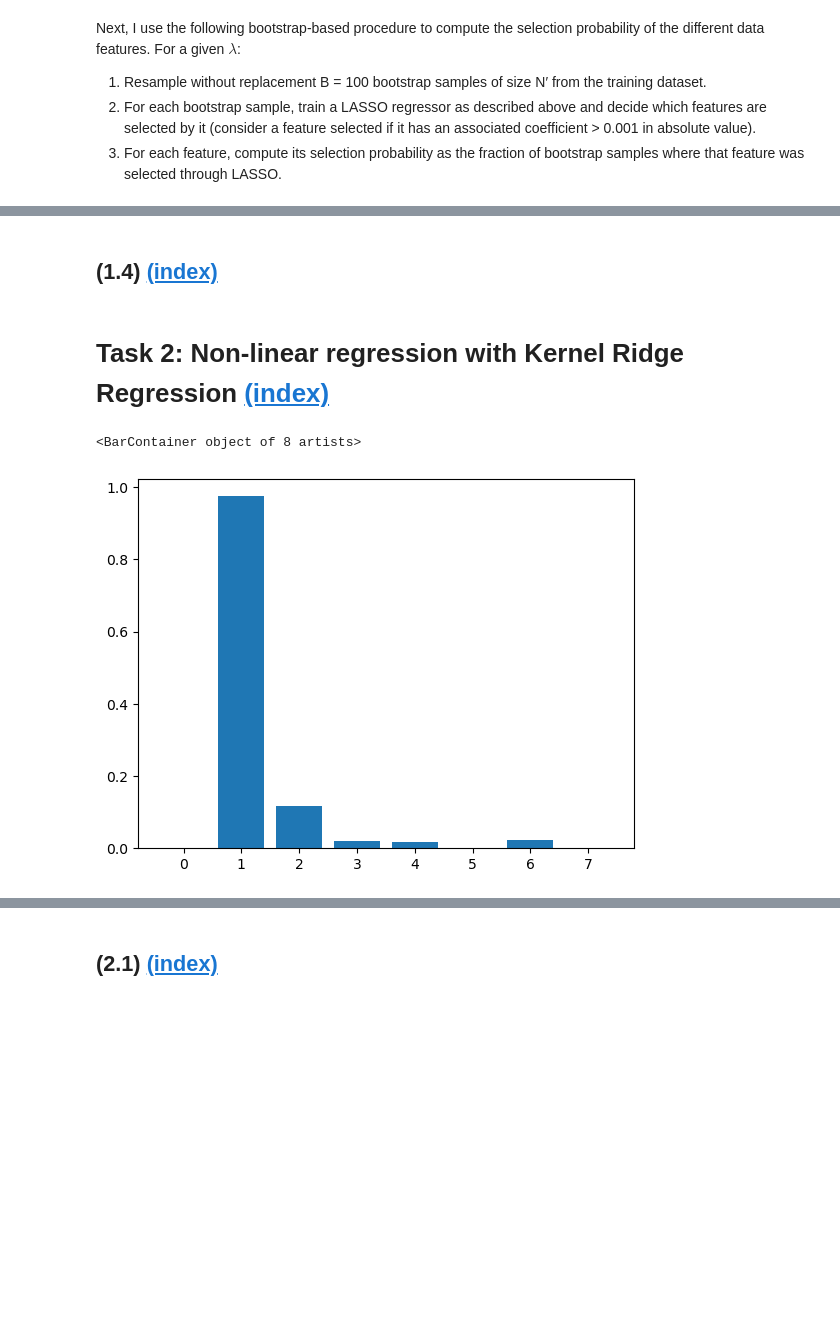
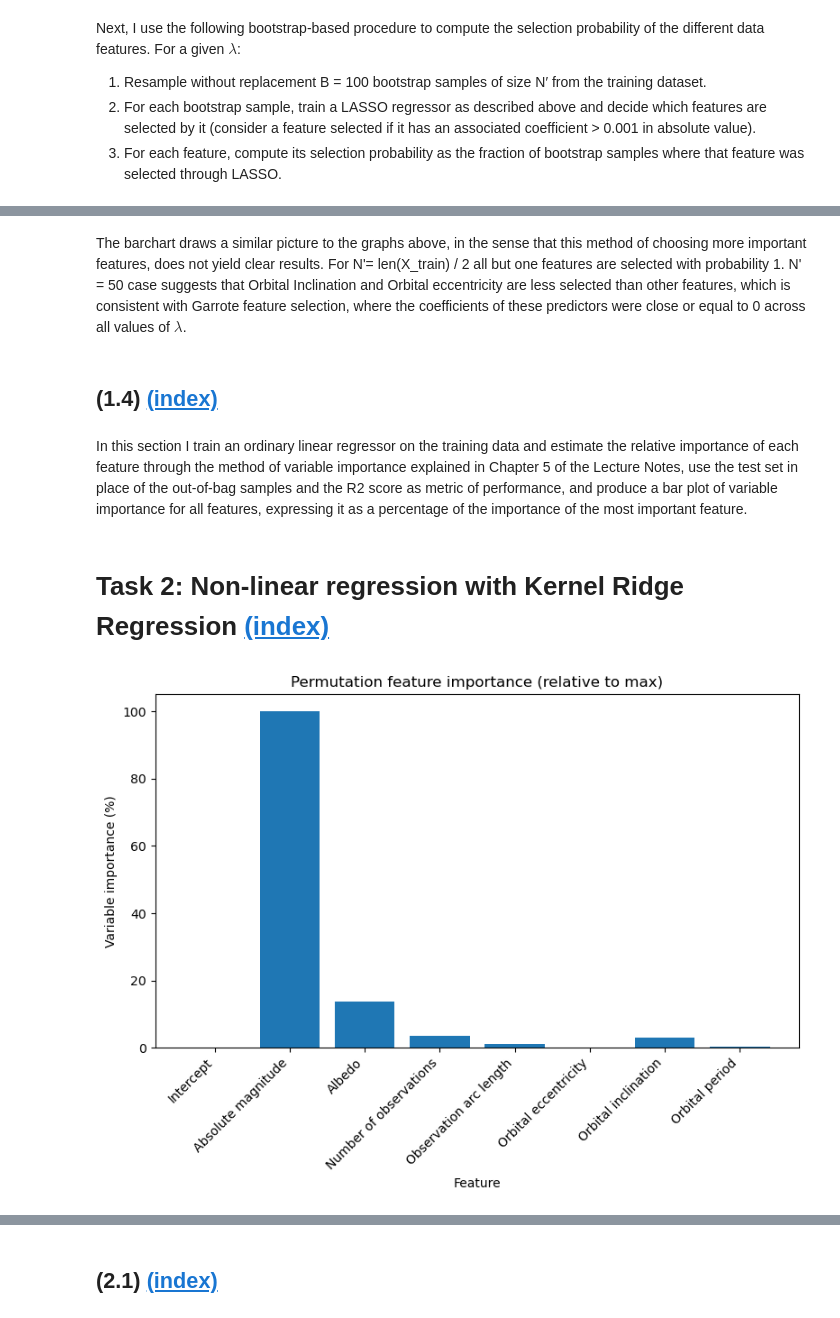
Before and after one commit to alisaklymchuk/data_science_math60026, a Jupyter notebook: 02455568_coursework1.ipynb, the cells around one changed output, grey strips where cells are left out. Drawn from its saved outputs; the diff is of its cells as text; code cells hidden in the pictures; blank space fills up the shorter version.

```diff
--- a/02455568_coursework1.ipynb
+++ b/02455568_coursework1.ipynb
@@ -665,7 +680,11 @@ plt.bar(np.arange(8), probs_last_lambda[1])
+# %% [markdown]
+The barchart draws a similar picture to the graphs above, in the sense that this method of choosing more important features, does not yield clear results. For N'= len(X_train) / 2 all but one features are selected with probability 1. N' = 50 case suggests that Orbital Inclination and Orbital eccentricity are less selected than other features, which is consistent with Garrote feature selection, where the coefficients of these predictors were close or equal to 0 across all values of $\lambda$.
 # %% [markdown]
 <a name="task-14"></a>
 
 ## (1.4) [(index)](#index-task-14)
+# %% [markdown]
+In this section I train an ordinary linear regressor on the training data and estimate the relative importance of each feature through the method of variable importance explained in Chapter 5 of the Lecture Notes, use the test set in place of the out-of-bag samples and the R2 score as metric of performance, and produce a bar plot of variable importance for all features, expressing it as a percentage of the importance of the most important feature.
 # %%
 def r_squared(y_hat, y):
     """
@@ -730,14 +749,29 @@ def importance(X_test, y_test, feature, betas):
 
 # Task 2: Non-linear regression with Kernel Ridge Regression [(index)](#index-task-2)
 # %%
-# Train Ordinary Least Squares Regression on Training data
+# Train Ordinary Least Squares regression on training data
 ols_betas = train_regression(X_train_std, y_train_diam)
-p = X_test_std.shape[1] + 1
+
+# Number of features (with intercept)
+p_int = X_test_std.shape[1] + 1
+
+# Compute importance for each feature
 feature_imp = np.array([
     importance(X_test_std, y_test_diam, feature, ols_betas)
     for feature in range(p)
 ])
-plt.bar(np.arange(0,p,1), feature_imp)
+
+# Convert to percentage of the most important feature
+feature_imp_pct = 100 * feature_imp / np.max(feature_imp)
+
+# Plot bar chart
+plt.figure(figsize=(8, 6))
+plt.bar(np.arange(p_int), feature_imp_pct)
+plt.xticks(np.arange(p_int), feature_names_with_int, rotation=45, ha="right")
+plt.ylabel("Variable importance (%)")
+plt.xlabel("Feature")
+plt.title("Permutation feature importance (relative to max)")
+plt.tight_layout()
+plt.show()
 # %% [output]
-<BarContainer object of 8 artists>
-[figure, old version]
+[figure, new version]
```
Also changed, not shown: parts of 21 cells of this notebook.
